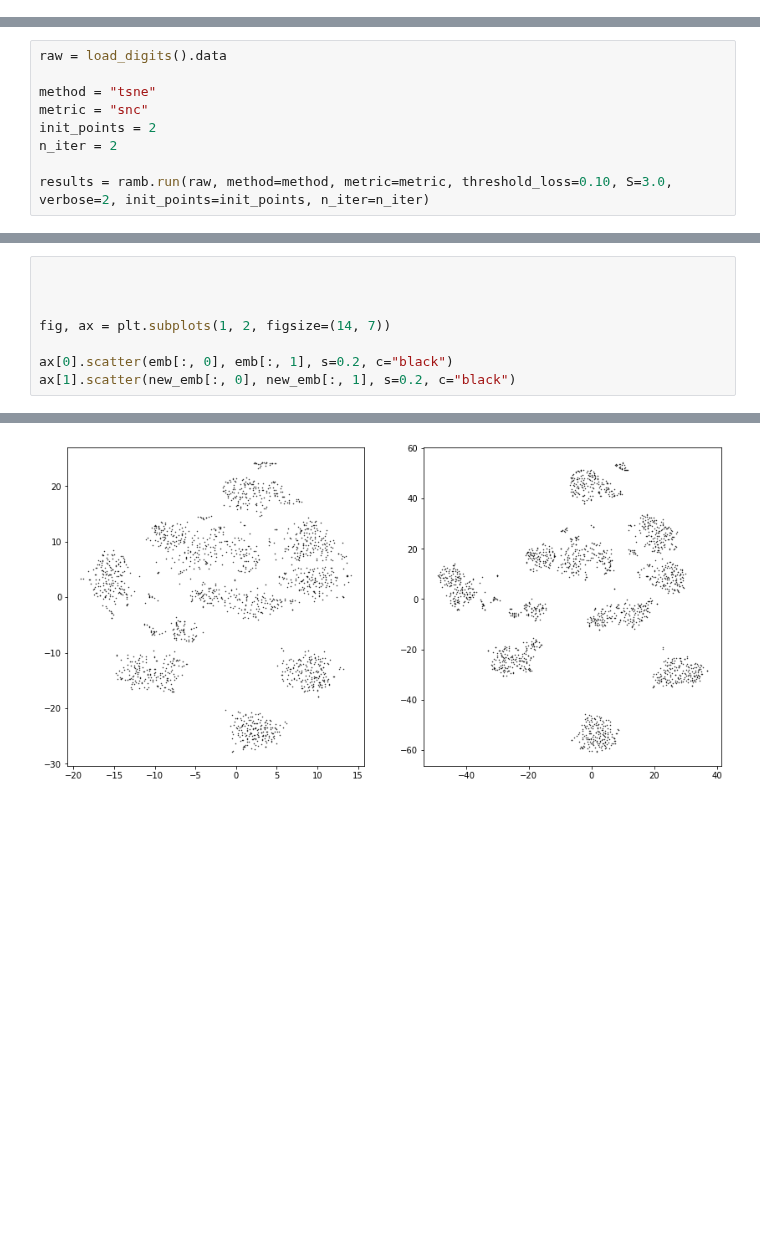
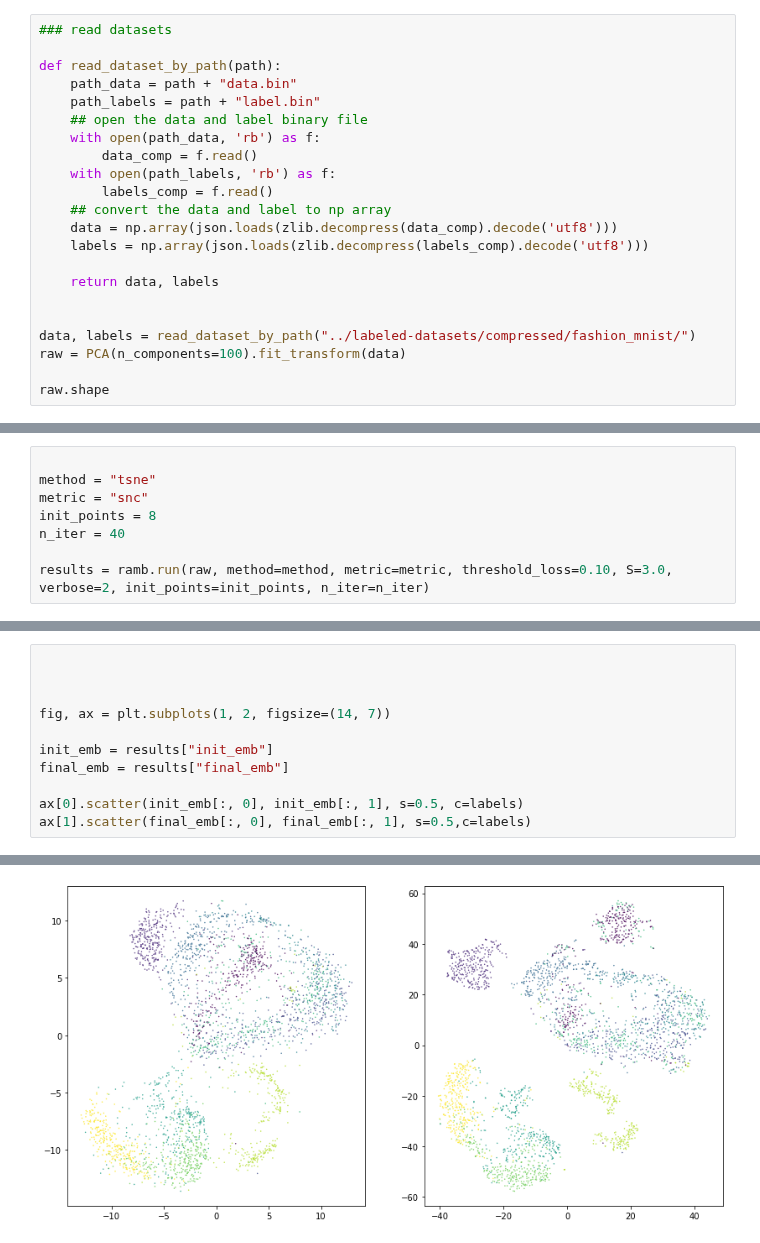
Before and after one commit to HyunWookL/cluster-ambiguity, a Jupyter notebook: src/clams/test_ambreducer.ipynb, the cells around one changed output, grey strips where cells are left out. Drawn from its saved outputs; the diff is of its cells as text; blank space fills up the shorter version.

```diff
--- a/src/clams/test_ambreducer.ipynb
+++ b/src/clams/test_ambreducer.ipynb
@@ -8,0 +16,22 @@ importlib.reload(ramb)
+# %%
+### read datasets
+
+def read_dataset_by_path(path):
+	path_data = path + "data.bin"
+	path_labels = path + "label.bin"
+	## open the data and label binary file
+	with open(path_data, 'rb') as f:
+		data_comp = f.read()
+	with open(path_labels, 'rb') as f:
+		labels_comp = f.read()
+	## convert the data and label to np array
+	data = np.array(json.loads(zlib.decompress(data_comp).decode('utf8')))
+	labels = np.array(json.loads(zlib.decompress(labels_comp).decode('utf8')))
+
+	return data, labels
+
+
+data, labels = read_dataset_by_path("../labeled-datasets/compressed/fashion_mnist/")
+raw = PCA(n_components=100).fit_transform(data)
+
+raw.shape
@@ -9,10 +40,9 @@ importlib.reload(ramb)
 # %%
-raw = load_digits().data
 
 method = "tsne"
 metric = "snc"
-init_points = 2
-n_iter = 2
+init_points = 8
+n_iter = 40
 
 results = ramb.run(raw, method=method, metric=metric, threshold_loss=0.10, S=3.0, verbose=2, init_points=init_points, n_iter=n_iter)
 # %% [output]
@@ -22,11 +66,14 @@ KeyboardInterrupt:
 # %%
 
 
 
 fig, ax = plt.subplots(1, 2, figsize=(14, 7))
 
-ax[0].scatter(emb[:, 0], emb[:, 1], s=0.2, c="black")
-ax[1].scatter(new_emb[:, 0], new_emb[:, 1], s=0.2, c="black")
+init_emb = results["init_emb"]
+final_emb = results["final_emb"]
+
+ax[0].scatter(init_emb[:, 0], init_emb[:, 1], s=0.5, c=labels)
+ax[1].scatter(final_emb[:, 0], final_emb[:, 1], s=0.5,c=labels)
 # %% [output]
 <matplotlib.collections.PathCollection at 0x...>
-[figure, old version]
+[figure, new version]
```
Also changed, not shown: parts of 4 cells of this notebook, 1 other file.
